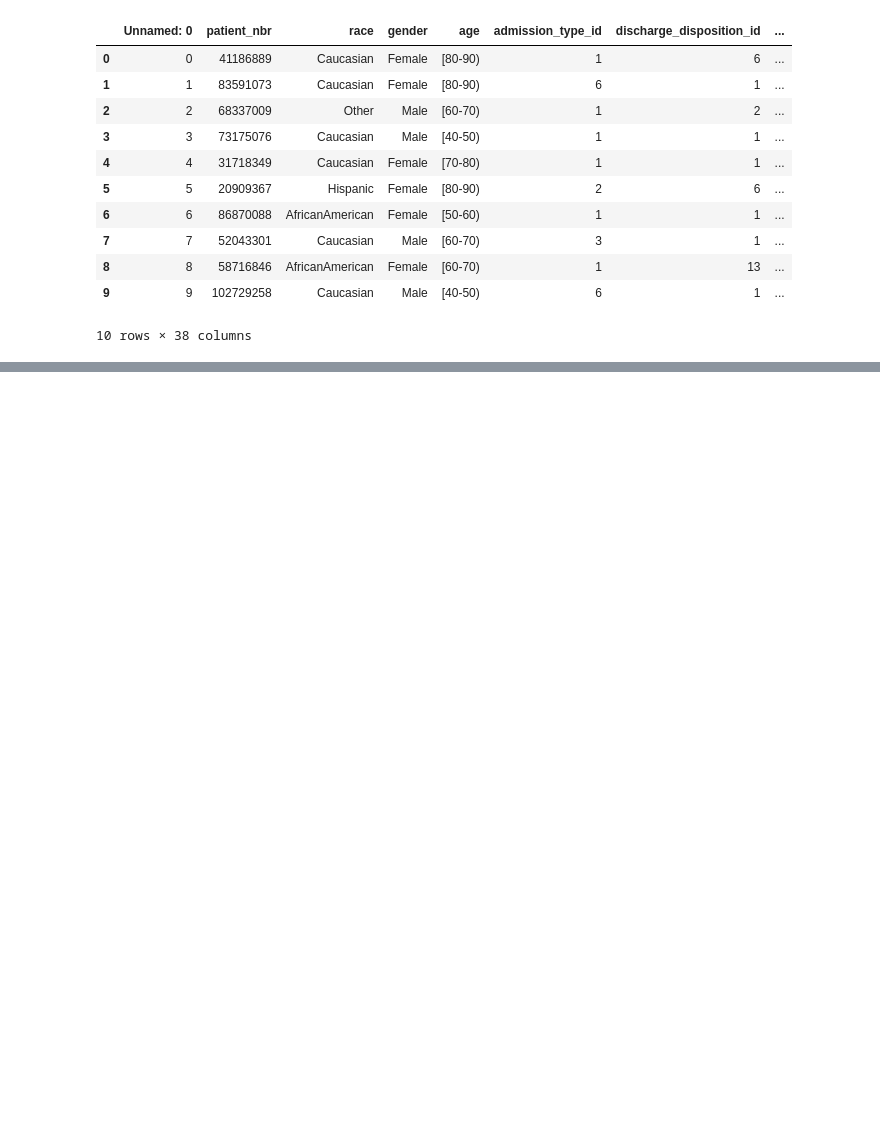
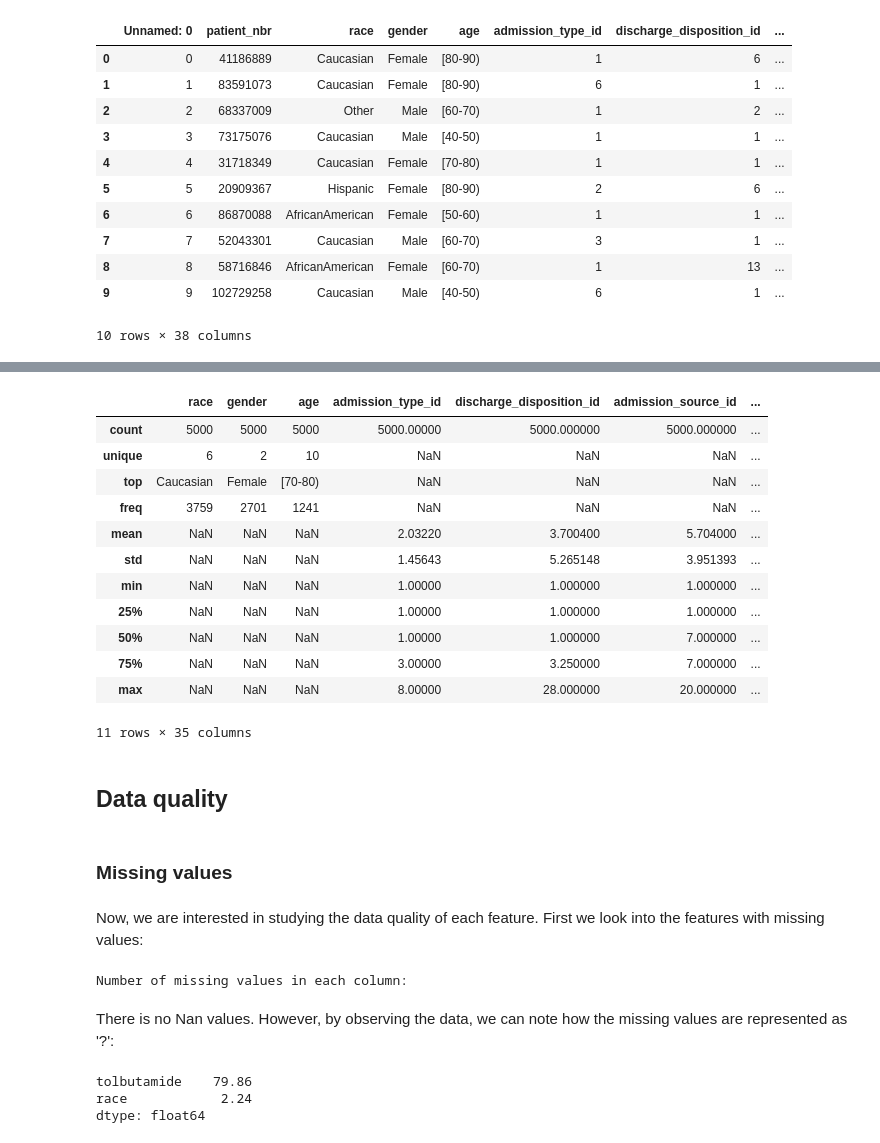
Before and after one commit to Mate1Coll/Diabetes-Classification, a Jupyter notebook: notebook.ipynb, the cells around one changed output, grey strips where cells are left out. Drawn from its saved outputs; the diff is of its cells as text; code cells hidden in the pictures; blank space fills up the shorter version.

```diff
--- a/notebook.ipynb
+++ b/notebook.ipynb
@@ -21,0 +28,5 @@ df.head(10)
+# %%
+features = df.columns[2:-1]
+df_features = df[features]
+patient_class = df.columns[-1]
+df_class = df[patient_class]
@@ -21,0 +49,40 @@ df.head(10)
+# %%
+# Statistical summary of the dataset of both numerical and categorical columns
+df_features.describe(include='all')
+# %% [output]
+|  | race | gender | age | admission_type_id | discharge_disposition_id | admission_source_id | ... |
+| count | 5000 | 5000 | 5000 | 5000.00000 | 5000.000000 | 5000.000000 | ... |
+| unique | 6 | 2 | 10 | NaN | NaN | NaN | ... |
+| top | Caucasian | Female | [70-80) | NaN | NaN | NaN | ... |
+| freq | 3759 | 2701 | 1241 | NaN | NaN | NaN | ... |
+| mean | NaN | NaN | NaN | 2.03220 | 3.700400 | 5.704000 | ... |
+| std | NaN | NaN | NaN | 1.45643 | 5.265148 | 3.951393 | ... |
+| min | NaN | NaN | NaN | 1.00000 | 1.000000 | 1.000000 | ... |
+| 25% | NaN | NaN | NaN | 1.00000 | 1.000000 | 1.000000 | ... |
+| 50% | NaN | NaN | NaN | 1.00000 | 1.000000 | 7.000000 | ... |
+| 75% | NaN | NaN | NaN | 3.00000 | 3.250000 | 7.000000 | ... |
+| max | NaN | NaN | NaN | 8.00000 | 28.000000 | 20.000000 | ... |
+11 rows × 35 columns
+# %% [markdown]
+## Data quality
+# %% [markdown]
+### Missing values
+# %% [markdown]
+Now, we are interested in studying the data quality of each feature. First we look into the features with missing values:
+# %%
+nan_values = df.isna().sum()
+print('Number of missing values in each column:')
+# %% [output]
+Number of missing values in each column:
+# %% [markdown]
+There is no Nan values. However, by observing the data, we can note how the missing values are represented as '?':
+# %%
+# Count the number of missing values in each column
+missing_values = df[df == '?'].count()
+missing_values = missing_values[missing_values > 0]/len(df)*100
+missing_values = missing_values.sort_values(ascending=False)
+missing_values
+# %% [output]
+tolbutamide    79.86
+race            2.24
+dtype: float64
```
Also changed, not shown: parts of 22 cells of this notebook.
